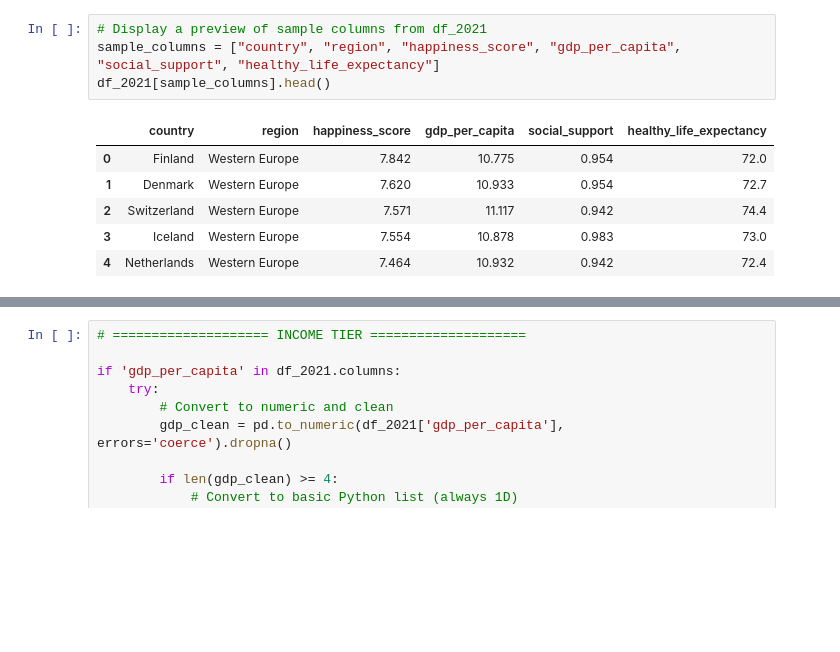
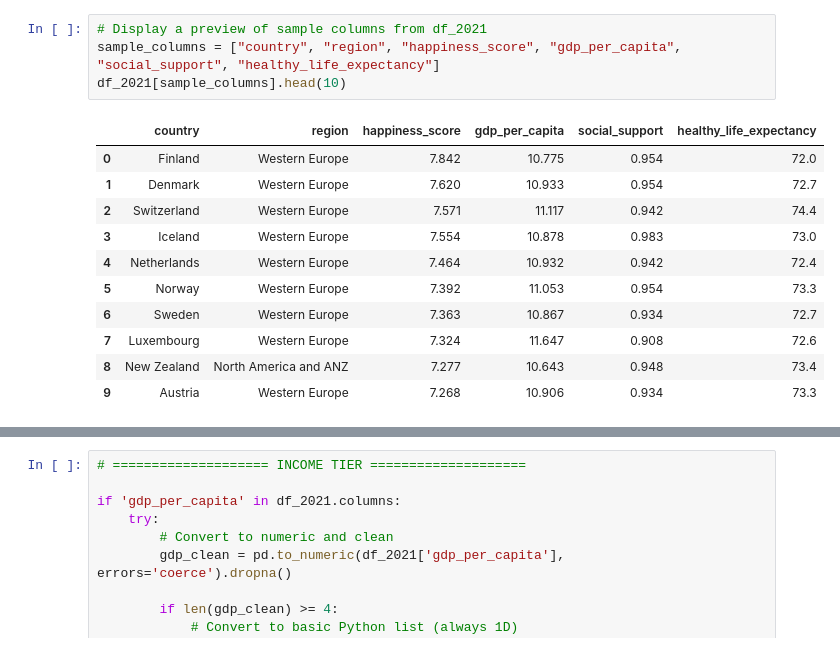
Before and after one commit to danielTongu/cs445, a Jupyter notebook: stage3/world-happiness-report.ipynb, the cells around one changed output, grey strips where cells are left out. Drawn from its saved outputs; the diff is of its cells as text; blank space fills up the shorter version.

```diff
--- a/stage3/world-happiness-report.ipynb
+++ b/stage3/world-happiness-report.ipynb
@@ -95,11 +99,16 @@ df_all = df_all.merge(region_map, on="country", how="left")
 # %%
 # Display a preview of sample columns from df_2021
 sample_columns = ["country", "region", "happiness_score", "gdp_per_capita", "social_support", "healthy_life_expectancy"]
-df_2021[sample_columns].head()
+df_2021[sample_columns].head(10)
 # %% [output]
 |  | country | region | happiness_score | gdp_per_capita | social_support | healthy_life_expectancy |
 | 0 | Finland | Western Europe | 7.842 | 10.775 | 0.954 | 72.0 |
 | 1 | Denmark | Western Europe | 7.620 | 10.933 | 0.954 | 72.7 |
 | 2 | Switzerland | Western Europe | 7.571 | 11.117 | 0.942 | 74.4 |
 | 3 | Iceland | Western Europe | 7.554 | 10.878 | 0.983 | 73.0 |
 | 4 | Netherlands | Western Europe | 7.464 | 10.932 | 0.942 | 72.4 |
+| 5 | Norway | Western Europe | 7.392 | 11.053 | 0.954 | 73.3 |
+| 6 | Sweden | Western Europe | 7.363 | 10.867 | 0.934 | 72.7 |
+| 7 | Luxembourg | Western Europe | 7.324 | 11.647 | 0.908 | 72.6 |
+| 8 | New Zealand | North America and ANZ | 7.277 | 10.643 | 0.948 | 73.4 |
+| 9 | Austria | Western Europe | 7.268 | 10.906 | 0.934 | 73.3 |
```
Also changed, not shown: parts of 42 cells of this notebook.
